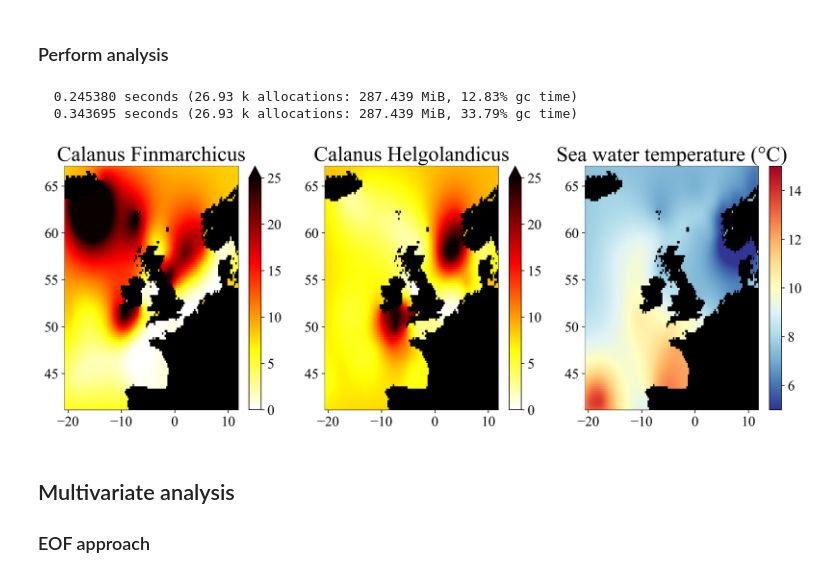
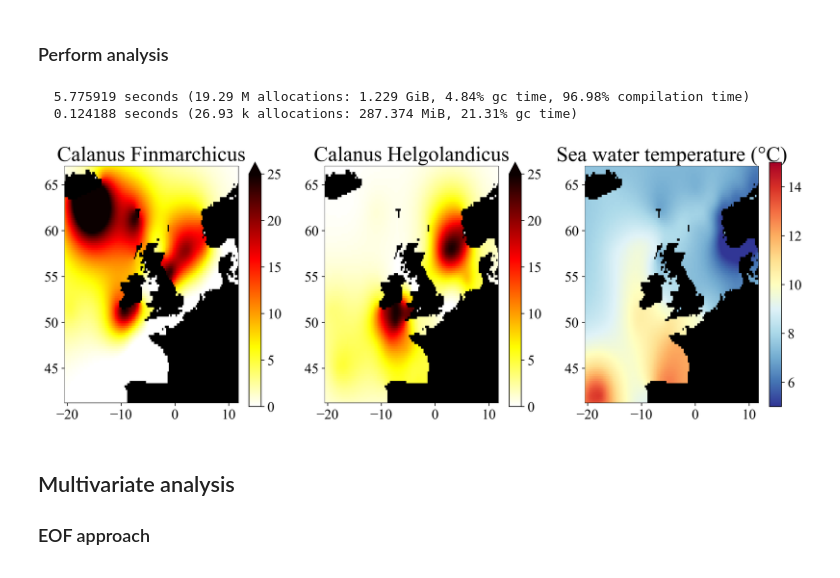
Before and after one commit to EMODnet/EMODnet-Biology-Interpolation-Calanus, a Jupyter notebook: analysis/interp_Calanus_multivariate.ipynb, the cells around one changed output. Drawn from its saved outputs; the diff is of its cells as text; code cells hidden in the pictures.

```diff
--- a/analysis/interp_Calanus_multivariate.ipynb
+++ b/analysis/interp_Calanus_multivariate.ipynb
@@ -217,10 +217,9 @@ function normalise_obs(obs)
     return obsnorm, obsmean, obsstd
 end
 
-calanus_finmarchicus_norm, calanus_finmarchicus_mean, calanus_finmarchicus_std =
-normalise_obs(calanus_finmarchicus[goodtimeCPR]);
-
-calanus_helgolandicus_norm, calanus_helgolandicus_mean, calanus_helgolandicus_std =
-normalise_obs(calanus_helgolandicus[goodtimeCPR])
-
-T_norm, T_mean, T_std = normalise_obs(dataT);
+function normalise_obs(obs, meanfact)
+    obsmean = mean(obs)
+    obsstd = std(obs)
+    obsnorm = (obs .- meanfact .* obsmean) ./ obsstd
+    return obsnorm, obsmean, obsstd
+end
@@ -239,42 +248,51 @@ maskmulti[:,:,2] = mask;
 # %% [markdown]
 ### Perform analysis
 # %%
-@time fi1,s = DIVAndrun(maskmulti, (pm,pn,pv), (xi,yi,vi), (lonmulti, latmulti, vvvint), obsmulti_finmarchicus,
+@time fi1,s = DIVAndrun(maskmulti, (pm,pn,pv), (xi,yi,vi), (lonmulti, latmulti, vvv), obsmulti_finmarchicus,
     (L, L, 0.0), epsilon2);
 
-@time fi2,s = DIVAndrun(maskmulti, (pm,pn,pv), (xi,yi,vi), (lonmulti, latmulti, vvvint), obsmulti_helgolandicus,
+@time fi2,s = DIVAndrun(maskmulti, (pm,pn,pv), (xi,yi,vi), (lonmulti, latmulti, vvv), obsmulti_helgolandicus,
     (L, L, 0.0), epsilon2);
 # %% [output]
-  0.245380 seconds (26.93 k allocations: 287.439 MiB, 12.83% gc time)
-  0.343695 seconds (26.93 k allocations: 287.439 MiB, 33.79% gc time)
+  5.775919 seconds (19.29 M allocations: 1.229 GiB, 4.84% gc time, 96.98% compilation time)
+  0.124188 seconds (26.93 k allocations: 287.374 MiB, 21.31% gc time)
 # %%
 fig = plt.figure(figsize=(15, 5))
 ax = plt.subplot(131)
-pcm1 = ax.pcolormesh(xi[:,:,1], yi[:,:,1], (fi1[:,:,1] .* calanus_finmarchicus_std) .+ calanus_finmarchicus_mean,
+pcm1 = ax.pcolormesh(xi[:,:,1], yi[:,:,1], (fi1[:,:,1] .* calanus_finmarchicus_std) .+ 0. * calanus_finmarchicus_mean,
     vmin=0, vmax=25., cmap=plt.cm.hot_r, zorder=3)
 ax.pcolormesh(xi[:,:,1], yi[:,:,1], mask[:,:,1], cmap=plt.cm.binary_r, zorder=2)
 ax.set_title("Calanus Finmarchicus")
+ax.set_xlim(domain[1], domain[2])
+ax.set_ylim(domain[3], domain[4])
+ax.set_aspect(1/cos(mean([ylim()...]) * pi/180))
 cb = plt.colorbar(pcm1, extend="max")
 
 ax = plt.subplot(132)
-pcm2 = ax.pcolormesh(xi[:,:,1], yi[:,:,1], (fi2[:,:,1] .* calanus_helgolandicus_std) .+ calanus_helgolandicus_mean,
+pcm2 = ax.pcolormesh(xi[:,:,1], yi[:,:,1], (fi2[:,:,1] .* calanus_helgolandicus_std) .+ 0. * calanus_helgolandicus_mean,
     vmin=0, vmax=25., cmap=plt.cm.hot_r, zorder=3)
 ax.pcolormesh(xi[:,:,1], yi[:,:,1], mask, cmap=plt.cm.binary_r, zorder=2)
 ax.set_title("Calanus Helgolandicus")
+ax.set_xlim(domain[1], domain[2])
+ax.set_ylim(domain[3], domain[4])
+ax.set_aspect(1/cos(mean([ylim()...]) * pi/180))
 cb = plt.colorbar(pcm2, extend="max")
 
 ax = plt.subplot(133)
 pcm3 = ax.pcolormesh(xi[:,:,1], yi[:,:,1],
     (fi2[:,:,2] .* T_std) .+ T_mean,
     cmap=plt.cm.RdYlBu_r, zorder=3, vmin=Tmin, vmax=Tmax)
 ax.pcolormesh(xi[:,:,1], yi[:,:,1], mask, cmap=plt.cm.binary_r, zorder=2)
 ax.set_title("Sea water temperature (°C)")
+ax.set_xlim(domain[1], domain[2])
+ax.set_ylim(domain[3], domain[4])
+ax.set_aspect(1/cos(mean([ylim()...]) * pi/180))
 cb = plt.colorbar(pcm3)
 
 plt.savefig(joinpath(figdir, "multivariate01.png"), dpi=300, bbox_inches="tight")
 plt.show()
 # %% [output]
-[figure, old version]
+[figure, new version]
 # %% [markdown]
 ## Multivariate analysis
 ### EOF approach
```
Also changed, not shown: parts of 26 cells of this notebook, 1 other file.
